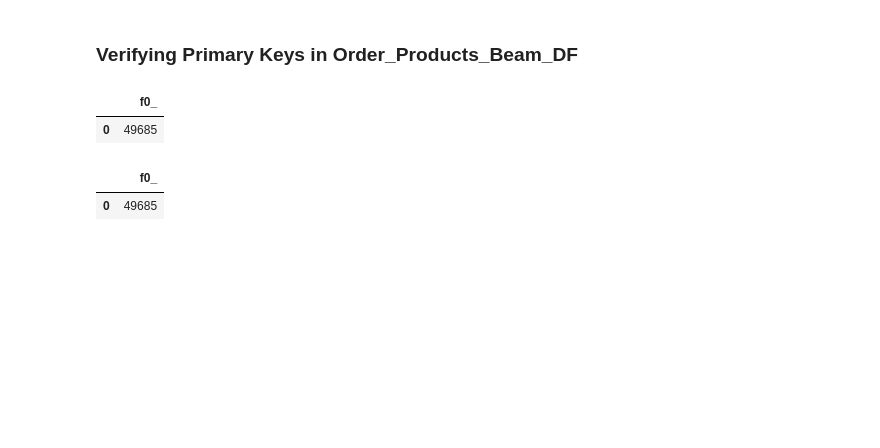
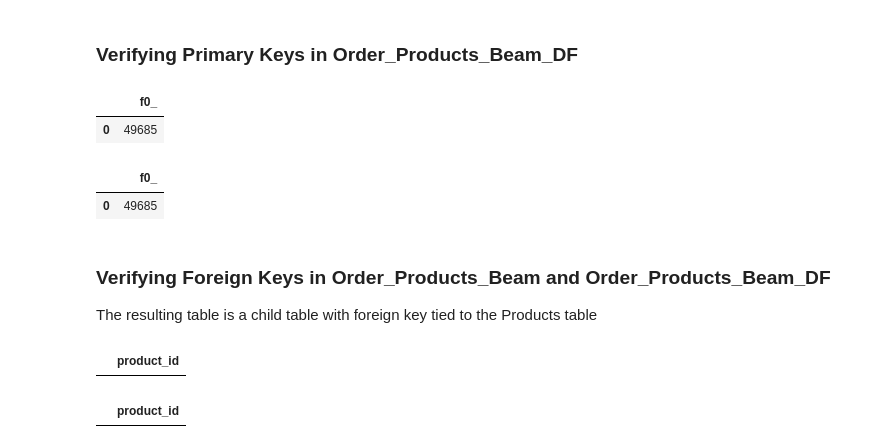
Before and after one commit to anarod1711/Bme-ase, a Jupyter notebook: instacart_modeled.ipynb, the cells around one changed output. Cells and saved outputs as stored; diff of their text form; code cells hidden in the pictures; blank space fills up the shorter version.

```diff
--- a/instacart_modeled.ipynb
+++ b/instacart_modeled.ipynb
@@ -610,3 +616,22 @@ select count(distinct product_id) from instacart_modeled.Order_Products_Beam_DF
 # %% [output]
 |  | f0_ |
 | 0 | 49685 |
+# %% [markdown]
+### Verifying Foreign Keys in Order_Products_Beam and Order_Products_Beam_DF
+The resulting table is a child table with foreign key tied to the Products table
+# %%
+%%bigquery
+select op.product_id
+from instacart_modeled.Order_Products_Beam op left join instacart_modeled.Products p
+on op.product_id= p.product_id
+where p.product_id is null
+# %% [output]
+|  | product_id |
+# %%
+%%bigquery
+select op.product_id
+from instacart_modeled.Order_Products_Beam_DF op left join instacart_modeled.Products p
+on op.product_id= p.product_id
+where p.product_id is null
+# %% [output]
+|  | product_id |
```
Also changed, not shown: parts of 2 cells of this notebook.
